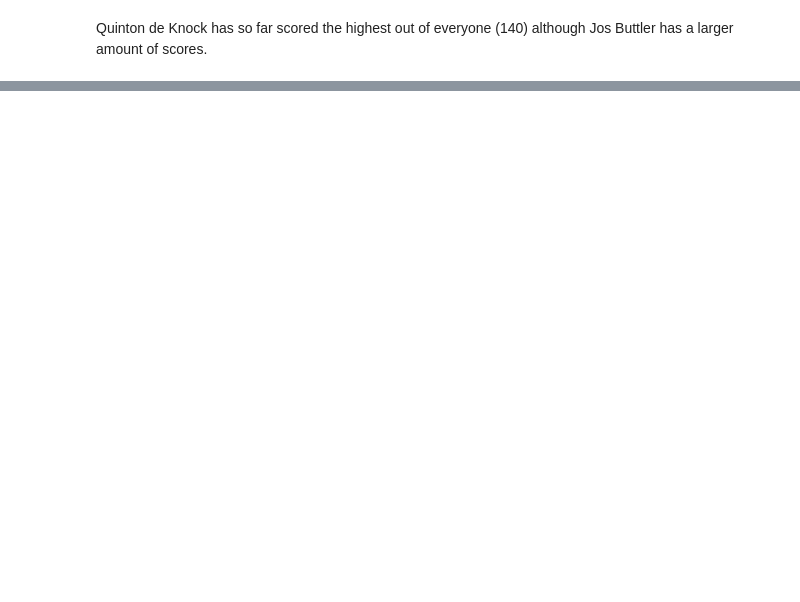
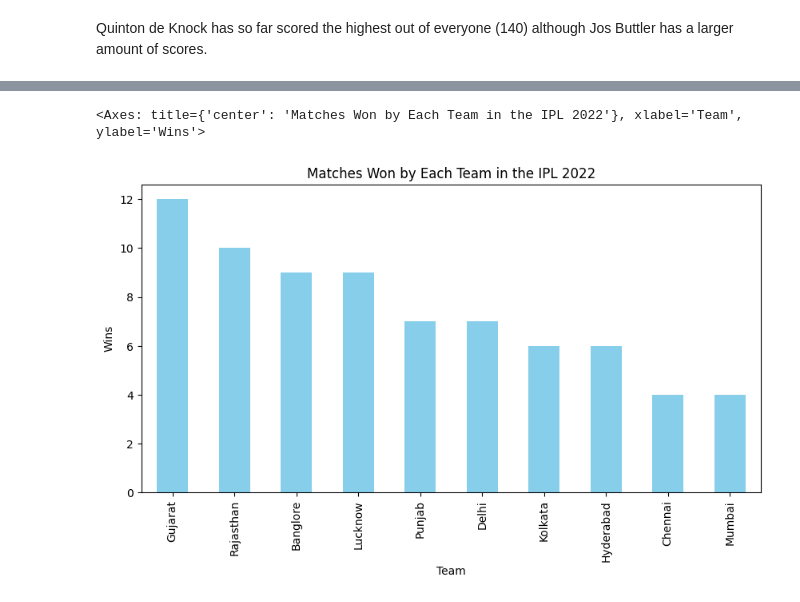
Before and after one commit to zephyrroche/IPL-2022-Analysis, a Jupyter notebook: IPL_2022_Analysis.ipynb, the cells around one changed output, grey strips where cells are left out. Cells and saved outputs as stored; diff of their text form; code cells hidden in the pictures; blank space fills up the shorter version.

```diff
--- a/IPL_2022_Analysis.ipynb
+++ b/IPL_2022_Analysis.ipynb
@@ -81,0 +102,6 @@ Quinton de Knock has so far scored the highest out of everyone (140) although Jo
+# %%
+# Convert the 'date' column to datetime format
+data['date'] = pd.to_datetime(data['date'], errors='coerce').dt.date
+
+# Extract the year as 'season'
+data['season'] = pd.to_datetime(data['date']).dt.year
@@ -81,0 +111,3 @@ Quinton de Knock has so far scored the highest out of everyone (140) although Jo
+# %%
+match_winner = data['match_winner'].value_counts()
+match_winner
@@ -81,0 +128,5 @@ Quinton de Knock has so far scored the highest out of everyone (140) although Jo
+# %%
+match_winner.plot(kind='bar', title='Matches Won by Each Team in the IPL 2022', xlabel='Team', ylabel='Wins', figsize=(10,5), color='skyblue')
+# %% [output]
+<Axes: title={'center': 'Matches Won by Each Team in the IPL 2022'}, xlabel='Team', ylabel='Wins'>
+[figure, added]
```
Also changed, not shown: parts of 29 cells of this notebook.
